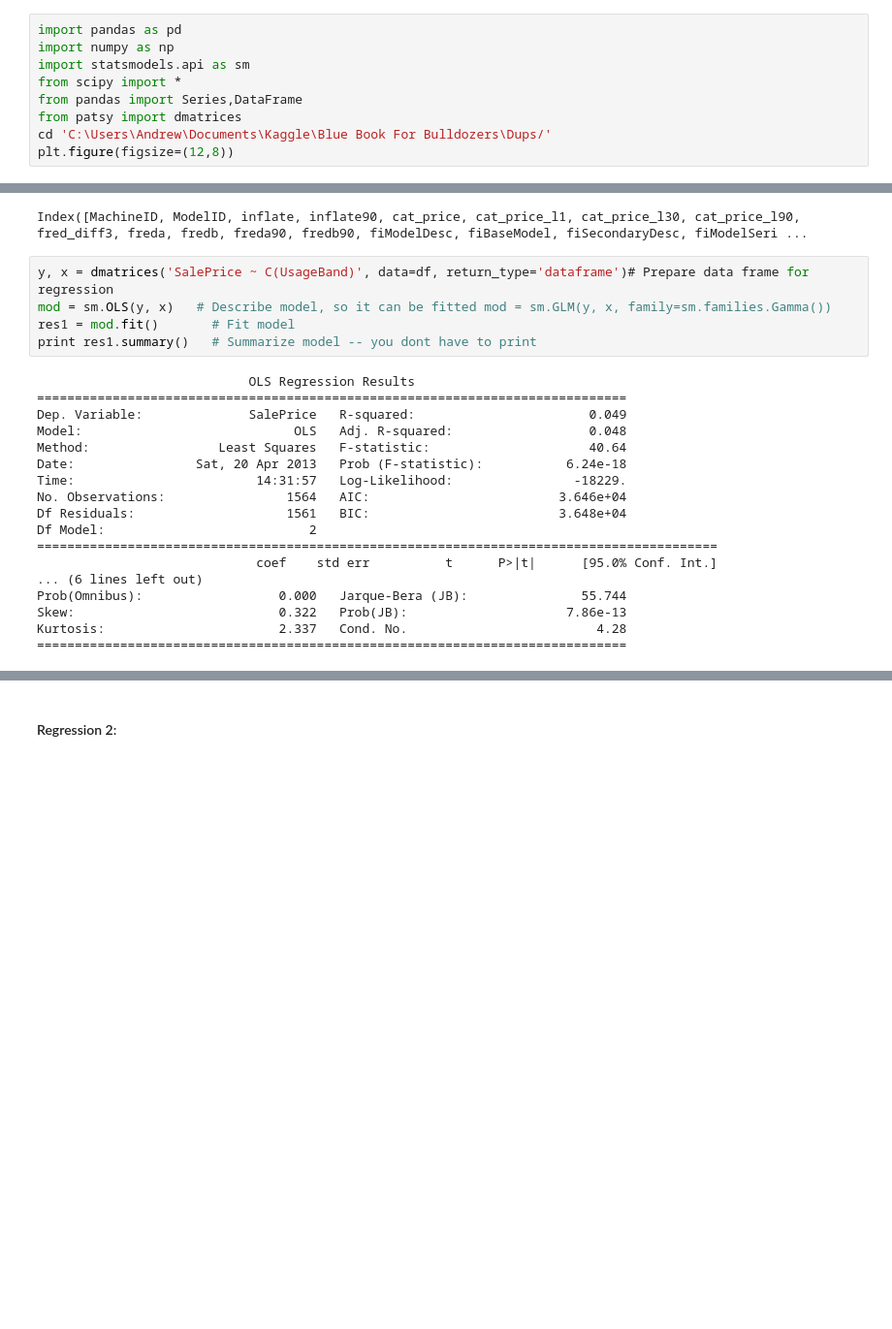
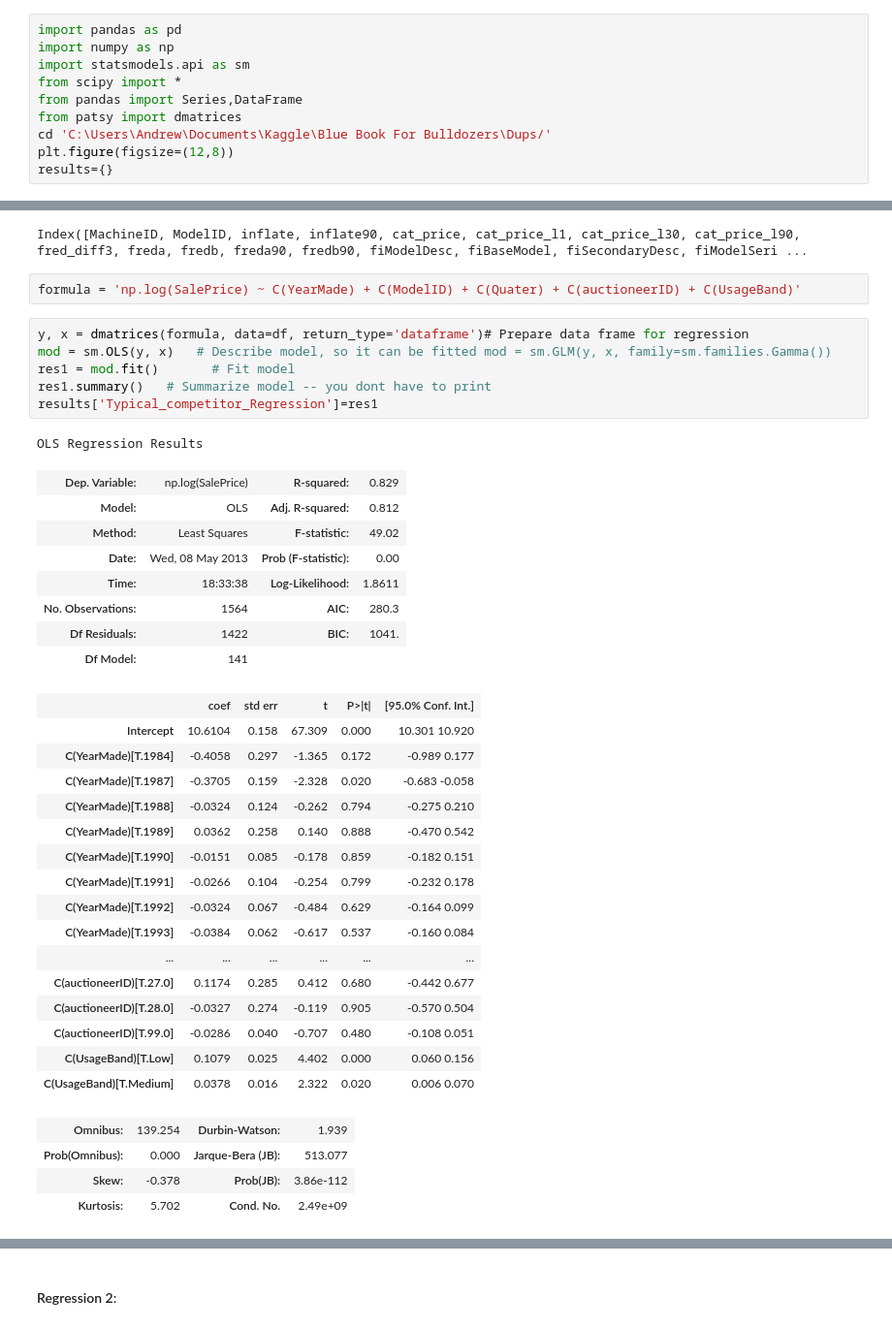
Before and after one commit to agconti/BlueBook, a Jupyter notebook: BlueBook.ipynb, the cells around one changed output, grey strips where cells are left out. Shown at 97% size. Saved outputs shown, nothing was run; the diff lists cells and outputs as text; blank space fills up the shorter version.

```diff
--- a/BlueBook.ipynb
+++ b/BlueBook.ipynb
@@ -7,6 +7,7 @@ from pandas import Series,DataFrame
 from patsy import dmatrices
 cd 'C:\Users\Andrew\Documents\Kaggle\Blue Book For Bulldozers\Dups/'
 plt.figure(figsize=(12,8))
+results={}
 # %% [output]
 <matplotlib.figure.Figure at 0x...>
 # %%
@@ -109,26 +117,41 @@ df.set_index("SalesID")
 df.columns
 # %% [output]
 Index([MachineID, ModelID, inflate, inflate90, cat_price, cat_price_l1, cat_price_l30, cat_price_l90, fred_diff3, freda, fredb, freda90, fredb90, fiModelDesc, fiBaseModel, fiSecondaryDesc, fiModelSeri ...
+# %%
+formula = 'np.log(SalePrice) ~ C(YearMade) + C(ModelID) + C(Quater) + C(auctioneerID) + C(UsageBand)'
 # %%
-y, x = dmatrices('SalePrice ~ C(UsageBand)', data=df, return_type='dataframe')# Prepare data frame for regression
+y, x = dmatrices(formula, data=df, return_type='dataframe')# Prepare data frame for regression
 mod = sm.OLS(y, x)   # Describe model, so it can be fitted mod = sm.GLM(y, x, family=sm.families.Gamma())
 res1 = mod.fit()       # Fit model
-print res1.summary()   # Summarize model -- you dont have to print
+res1.summary()   # Summarize model -- you dont have to print
+results['Typical_competitor_Regression']=res1
 # %% [output]
-                            OLS Regression Results
-==============================================================================
-Dep. Variable:              SalePrice   R-squared:                       0.049
-Model:                            OLS   Adj. R-squared:                  0.048
-Method:                 Least Squares   F-statistic:                     40.64
-Date:                Sat, 20 Apr 2013   Prob (F-statistic):           6.24e-18
-Time:                        14:31:57   Log-Likelihood:                -18229.
-No. Observations:                1564   AIC:                         3.646e+04
-Df Residuals:                    1561   BIC:                         3.648e+04
-Df Model:                           2
-==========================================================================================
-                             coef    std err          t      P>|t|      [95.0% Conf. Int.]
-... (6 lines left out)
-Prob(Omnibus):                  0.000   Jarque-Bera (JB):               55.744
-Skew:                           0.322   Prob(JB):                     7.86e-13
-Kurtosis:                       2.337   Cond. No.                         4.28
-==============================================================================
+OLS Regression Results
+| Dep. Variable: | np.log(SalePrice) | R-squared: | 0.829 |
+| Model: | OLS | Adj. R-squared: | 0.812 |
+| Method: | Least Squares | F-statistic: | 49.02 |
+| Date: | Wed, 08 May 2013 | Prob (F-statistic): | 0.00 |
+| Time: | 18:33:38 | Log-Likelihood: | 1.8611 |
+| No. Observations: | 1564 | AIC: | 280.3 |
+| Df Residuals: | 1422 | BIC: | 1041. |
+| Df Model: | 141 |  |  |
+|  | coef | std err | t | P>|t| | [95.0% Conf. Int.] |
+| Intercept | 10.6104 | 0.158 | 67.309 | 0.000 | 10.301 10.920 |
+| C(YearMade)[T.1984] | -0.4058 | 0.297 | -1.365 | 0.172 | -0.989 0.177 |
+| C(YearMade)[T.1987] | -0.3705 | 0.159 | -2.328 | 0.020 | -0.683 -0.058 |
+| C(YearMade)[T.1988] | -0.0324 | 0.124 | -0.262 | 0.794 | -0.275 0.210 |
+| C(YearMade)[T.1989] | 0.0362 | 0.258 | 0.140 | 0.888 | -0.470 0.542 |
+| C(YearMade)[T.1990] | -0.0151 | 0.085 | -0.178 | 0.859 | -0.182 0.151 |
+| C(YearMade)[T.1991] | -0.0266 | 0.104 | -0.254 | 0.799 | -0.232 0.178 |
+| C(YearMade)[T.1992] | -0.0324 | 0.067 | -0.484 | 0.629 | -0.164 0.099 |
+| C(YearMade)[T.1993] | -0.0384 | 0.062 | -0.617 | 0.537 | -0.160 0.084 |
+| ... | ... | ... | ... | ... | ... |
+| C(auctioneerID)[T.27.0] | 0.1174 | 0.285 | 0.412 | 0.680 | -0.442 0.677 |
+| C(auctioneerID)[T.28.0] | -0.0327 | 0.274 | -0.119 | 0.905 | -0.570 0.504 |
+| C(auctioneerID)[T.99.0] | -0.0286 | 0.040 | -0.707 | 0.480 | -0.108 0.051 |
+| C(UsageBand)[T.Low] | 0.1079 | 0.025 | 4.402 | 0.000 | 0.060 0.156 |
+| C(UsageBand)[T.Medium] | 0.0378 | 0.016 | 2.322 | 0.020 | 0.006 0.070 |
+| Omnibus: | 139.254 | Durbin-Watson: | 1.939 |
+| Prob(Omnibus): | 0.000 | Jarque-Bera (JB): | 513.077 |
+| Skew: | -0.378 | Prob(JB): | 3.86e-112 |
+| Kurtosis: | 5.702 | Cond. No. | 2.49e+09 |
```
Also changed, not shown: parts of 13 cells of this notebook.
